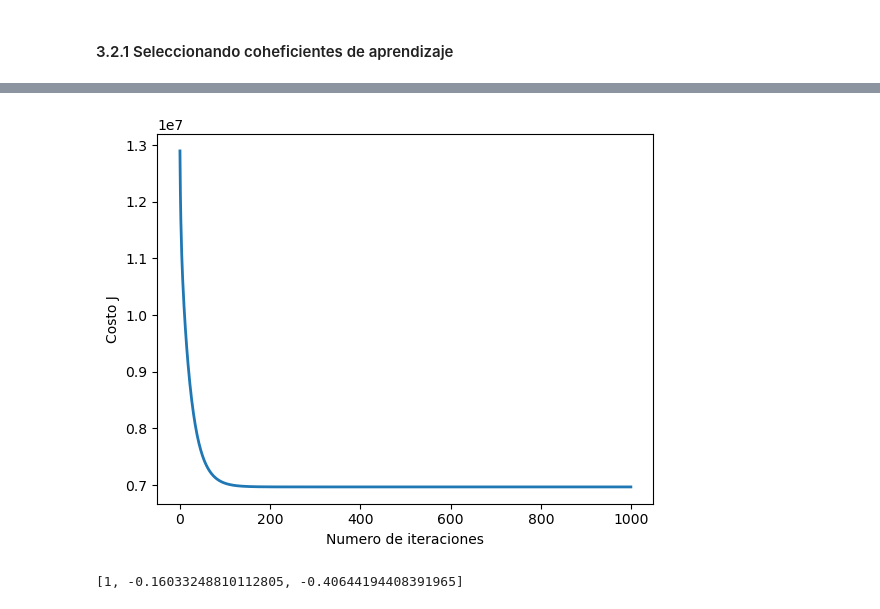
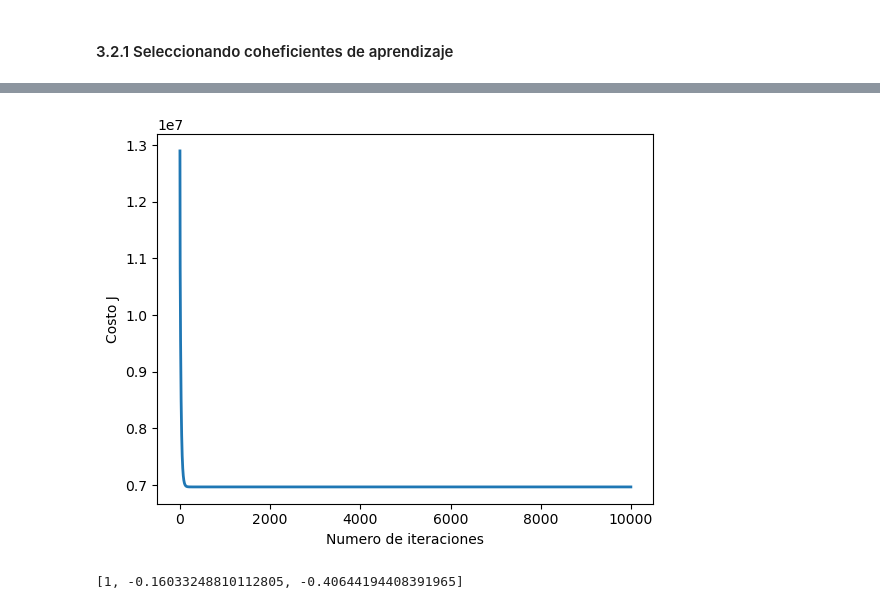
Before and after one commit to lpcapestanya/SIS420-IA, a Jupyter notebook: Laboratorios/Laboratorio8/LAB8_SIS420_CapestanyAlmaraz.ipynb, the cells around one changed output, grey strips where cells are left out. Cells and saved outputs as stored; diff of their text form; code cells hidden in the pictures.

```diff
--- a/Laboratorios/Laboratorio8/LAB8_SIS420_CapestanyAlmaraz.ipynb
+++ b/Laboratorios/Laboratorio8/LAB8_SIS420_CapestanyAlmaraz.ipynb
@@ -211,7 +211,7 @@ def gradientDescentMulti(X, y, theta, alpha, num_iters):
 # %%
 # Elegir algun valor para alpha (probar varias alternativas)
 alpha = 0.9 # alpha = 0.003
-num_iters = 1000
+num_iters = 10000
 
 # inicializa theta y ejecuta el descenso por el gradiente
 theta = np.zeros(3)
@@ -236,5 +236,5 @@ theta calculado por el descenso por el gradiente: [  4748.75        15370.490885
 El ingreso predecido segun descenso por el gradiente acorde a la edad es de: $7738
-[figure, old version]
+[figure, new version]
 # %%
 X_array = [1, 40, 1600]
 X_array[1:3] = (X_array[1:3] - mu) / sigma
```
Also changed, not shown: parts of 1 cell of this notebook.
